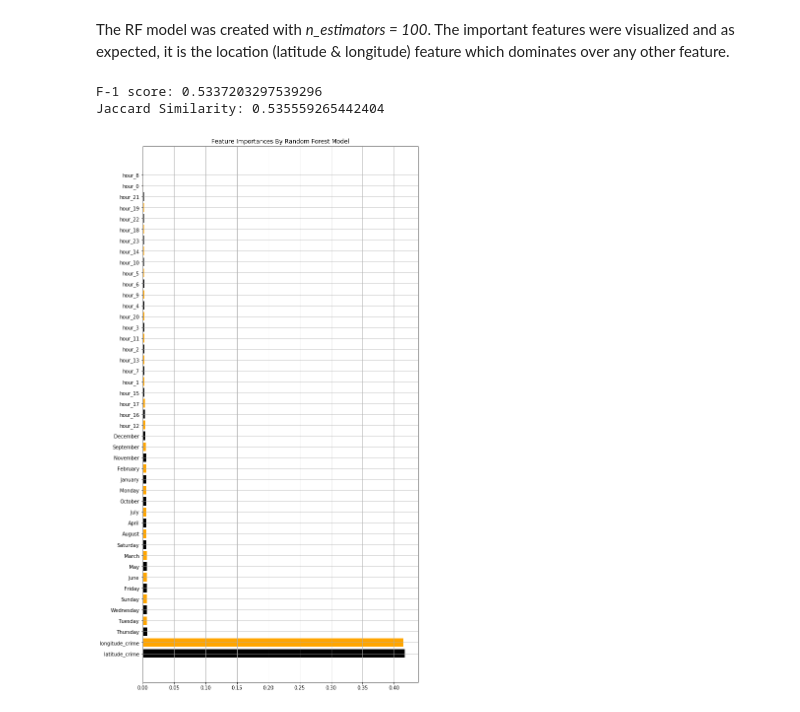
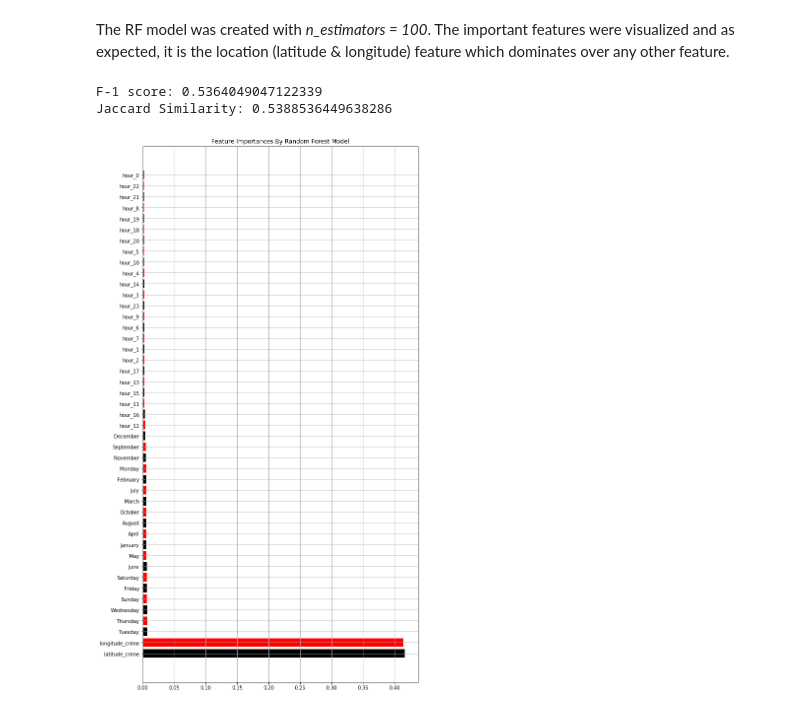
Before and after one commit to maverick-red/coursera-ibm-data-science-capstone, a Jupyter notebook: Battle of the Neighborhoods.ipynb, the cells around one changed output. Saved outputs shown, nothing was run; the diff lists cells and outputs as text; code cells hidden in the pictures.

```diff
--- a/Battle of the Neighborhoods.ipynb
+++ b/Battle of the Neighborhoods.ipynb
@@ -583,7 +588,7 @@ plt.show()
 # %% [markdown]
 The RF model was created with *n_estimators = 100*. The important features were visualized and as expected, it is the location (latitude & longitude) feature which dominates over any other feature.
 # %%
-n_best = N[np.argmax(jaccard)]
+n_best = 100
 
 rf_model = RandomForestClassifier(n_estimators=n_best, max_features='auto').fit(X_train, y_train)
 yhat_rf = rf_model.predict(X_test)
@@ -596,21 +601,21 @@ rf_logloss = metrics.log_loss(y_test, yhat_rf)
 print('F-1 score: {}'.format(rf_f1))
 print('Jaccard Similarity: {}'.format(rf_jaccard))
 # %% [output]
-F-1 score: 0.5337203297539296
-Jaccard Similarity: 0.535559265442404
+F-1 score: 0.5364049047122339
+Jaccard Similarity: 0.5388536449638286
 # %%
 importances = rf_model.feature_importances_
 
 std = np.std([rf_model.feature_importances_ for tree in rf_model.estimators_], axis=0)
 indices = np.argsort(importances)[::-1]
 
 sorted_important_features = []
 for i in indices:
     sorted_important_features.append(X_test.columns[i])
 
 plt.figure(figsize=(10,20))
 plt.title('Feature Importances By Random Forest Model')
-plt.barh(range(len(indices)), importances[indices], color=['black','orange'], yerr=std[indices], align='center')
+plt.barh(range(len(indices)), importances[indices], color=['black','red'], yerr=std[indices], align='center')
 plt.yticks(range(len(indices)), sorted_important_features, rotation='horizontal');
 # %% [output]
-[figure, old version]
+[figure, new version]
```
Also changed, not shown: parts of 33 cells of this notebook, 8 other files.
